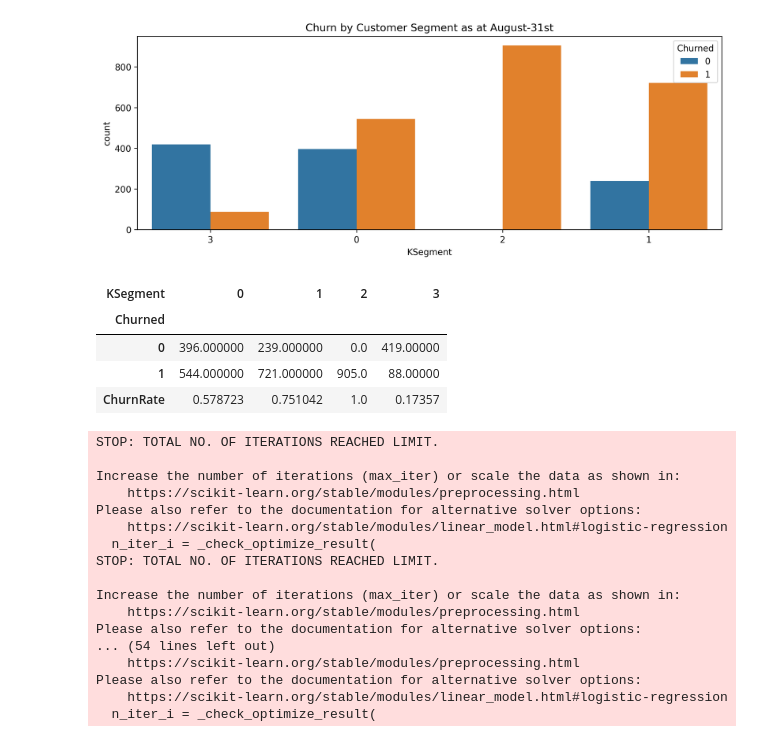
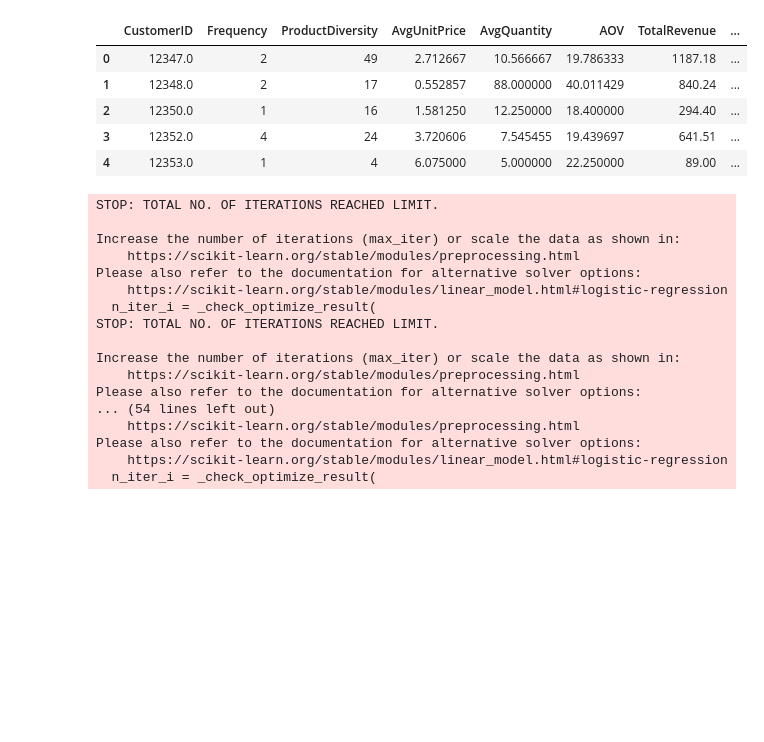
Before and after one commit to mundundan-star/online-retail-customer-analytics, a Jupyter notebook: 5.0 Churn_Model_Selection and Evaluation.ipynb, the cells around one changed output. Cells and saved outputs as stored; diff of their text form; code cells hidden in the pictures; blank space fills up the shorter version.

```diff
--- a/5.0 Churn_Model_Selection and Evaluation.ipynb
+++ b/5.0 Churn_Model_Selection and Evaluation.ipynb
@@ -133,20 +15,36 @@ dtype: int64
-# %%
-plt.figure(figsize = (12,4), dpi = 300)
-sns.countplot(data = df, x = 'KSegment', hue = 'Churned')
-plt.title("Churn by Customer Segment as at August-31st")
-plt.show()
-
-summary = df.groupby(['KSegment', 'Churned']).size().unstack().fillna(0)
-summary["ChurnRate"] = (summary[1]/(summary[0] + summary[1]))
-
-summary.stack().unstack(level =0)
-# %% [output]
-[figure, removed]
-| KSegment | 0 | 1 | 2 | 3 |
-| Churned |  |  |  |  |
-| 0 | 396.000000 | 239.000000 | 0.0 | 419.00000 |
-| 1 | 544.000000 | 721.000000 | 905.0 | 88.00000 |
-| ChurnRate | 0.578723 | 0.751042 | 1.0 | 0.17357 |
+# %%
+import boto3
+import sys
+import os
+import importlib
+import joblib
+
+import pandas as pd
+import numpy as np
+import matplotlib.pyplot as plt
+import seaborn as sns
+
+from sqlalchemy import create_engine, inspect, text
+from google.colab import userdata
+
+from datetime import datetime
+
+os.environ["AWS_ACCESS_KEY_ID"] = userdata.get("AWS_ACCESS_KEY_ID")
+os.environ["AWS_SECRET_ACCESS_KEY"] = userdata.get("AWS_SECRET_ACCESS_KEY")
+os.environ["AWS_DEFAULT_REGION"] = "eu-north-1"
+
+
+data_path = "s3://sales-data-analytics-portfolio-2026/parquet_files/segmented_features.parquet"
+
+df = pd.read_parquet(data_path)
+df.head()
+# %% [output]
+|  | CustomerID | Frequency | ProductDiversity | AvgUnitPrice | AvgQuantity | AOV | TotalRevenue | ... |
+| 0 | 12347.0 | 2 | 49 | 2.712667 | 10.566667 | 19.786333 | 1187.18 | ... |
+| 1 | 12348.0 | 2 | 17 | 0.552857 | 88.000000 | 40.011429 | 840.24 | ... |
+| 2 | 12350.0 | 1 | 16 | 1.581250 | 12.250000 | 18.400000 | 294.40 | ... |
+| 3 | 12352.0 | 4 | 24 | 3.720606 | 7.545455 | 19.439697 | 641.51 | ... |
+| 4 | 12353.0 | 1 | 4 | 6.075000 | 5.000000 | 22.250000 | 89.00 | ... |
 # %%
 from sklearn.linear_model import LogisticRegression
 from sklearn.ensemble import RandomForestClassifier
```
Also changed, not shown: parts of 7 cells of this notebook.
